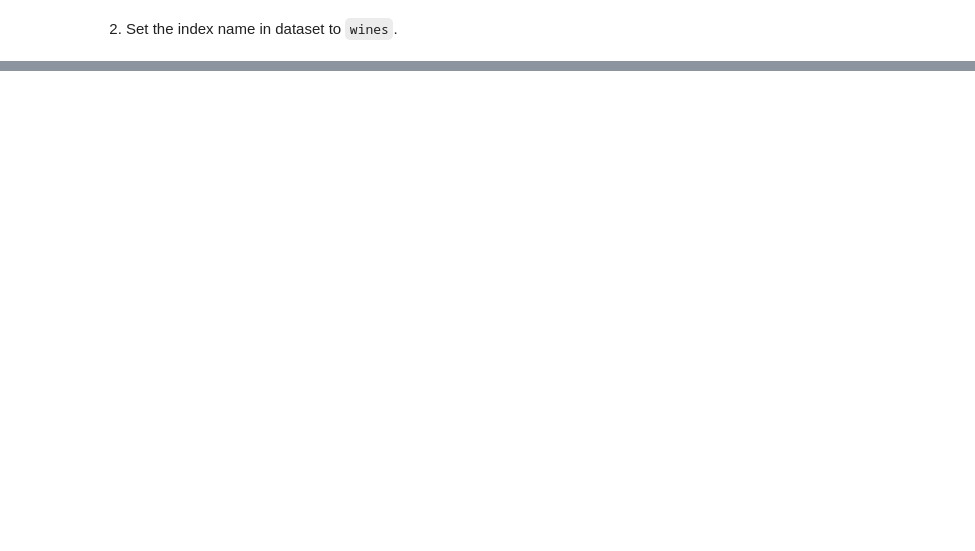
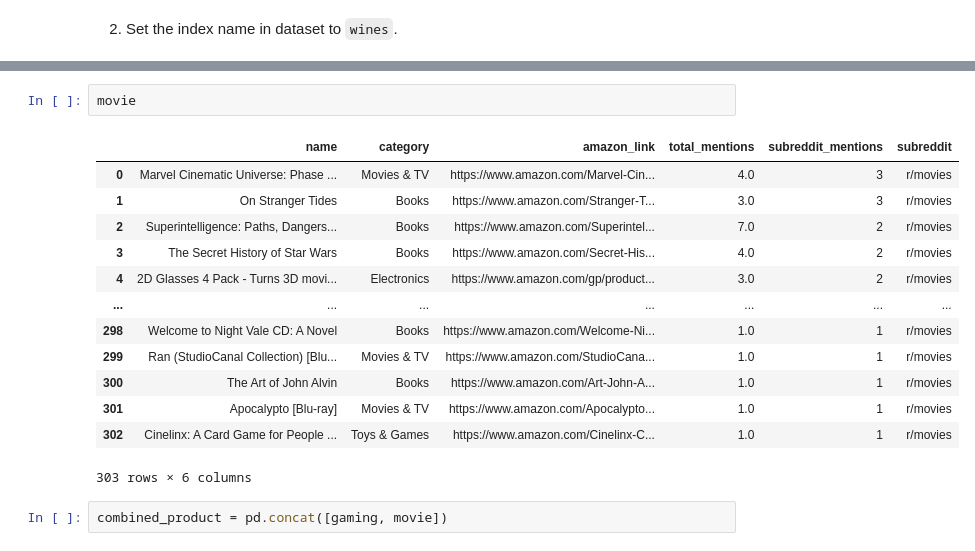
Before and after one commit to HarakaRisasi/python_code, a Jupyter notebook: introduction_to_machine_learning/pandas_micro_course/06_renaming_and_combining.ipynb, the cells around one changed output, grey strips where cells are left out. Saved outputs shown, nothing was run; the diff lists cells and outputs as text; blank space fills up the shorter version.

Commit message:
concat & join

```diff
--- a/introduction_to_machine_learning/pandas_micro_course/06_renaming_and_combining.ipynb
+++ b/introduction_to_machine_learning/pandas_micro_course/06_renaming_and_combining.ipynb
@@ -129,0 +157,18 @@ index_name.head(2)
+# %%
+movie
+# %% [output]
+|  | name | category | amazon_link | total_mentions | subreddit_mentions | subreddit |
+| 0 | Marvel Cinematic Universe: Phase ... | Movies & TV | https://www.amazon.com/Marvel-Cin... | 4.0 | 3 | r/movies |
+| 1 | On Stranger Tides | Books | https://www.amazon.com/Stranger-T... | 3.0 | 3 | r/movies |
+| 2 | Superintelligence: Paths, Dangers... | Books | https://www.amazon.com/Superintel... | 7.0 | 2 | r/movies |
+| 3 | The Secret History of Star Wars | Books | https://www.amazon.com/Secret-His... | 4.0 | 2 | r/movies |
+| 4 | 2D Glasses 4 Pack - Turns 3D movi... | Electronics | https://www.amazon.com/gp/product... | 3.0 | 2 | r/movies |
+| ... | ... | ... | ... | ... | ... | ... |
+| 298 | Welcome to Night Vale CD: A Novel | Books | https://www.amazon.com/Welcome-Ni... | 1.0 | 1 | r/movies |
+| 299 | Ran (StudioCanal Collection) [Blu... | Movies & TV | https://www.amazon.com/StudioCana... | 1.0 | 1 | r/movies |
+| 300 | The Art of John Alvin | Books | https://www.amazon.com/Art-John-A... | 1.0 | 1 | r/movies |
+| 301 | Apocalypto [Blu-ray] | Movies & TV | https://www.amazon.com/Apocalypto... | 1.0 | 1 | r/movies |
+| 302 | Cinelinx: A Card Game for People ... | Toys & Games | https://www.amazon.com/Cinelinx-C... | 1.0 | 1 | r/movies |
+303 rows × 6 columns
+# %%
+combined_product = pd.concat([gaming, movie])
```
Also changed, not shown: parts of 6 cells of this notebook.
